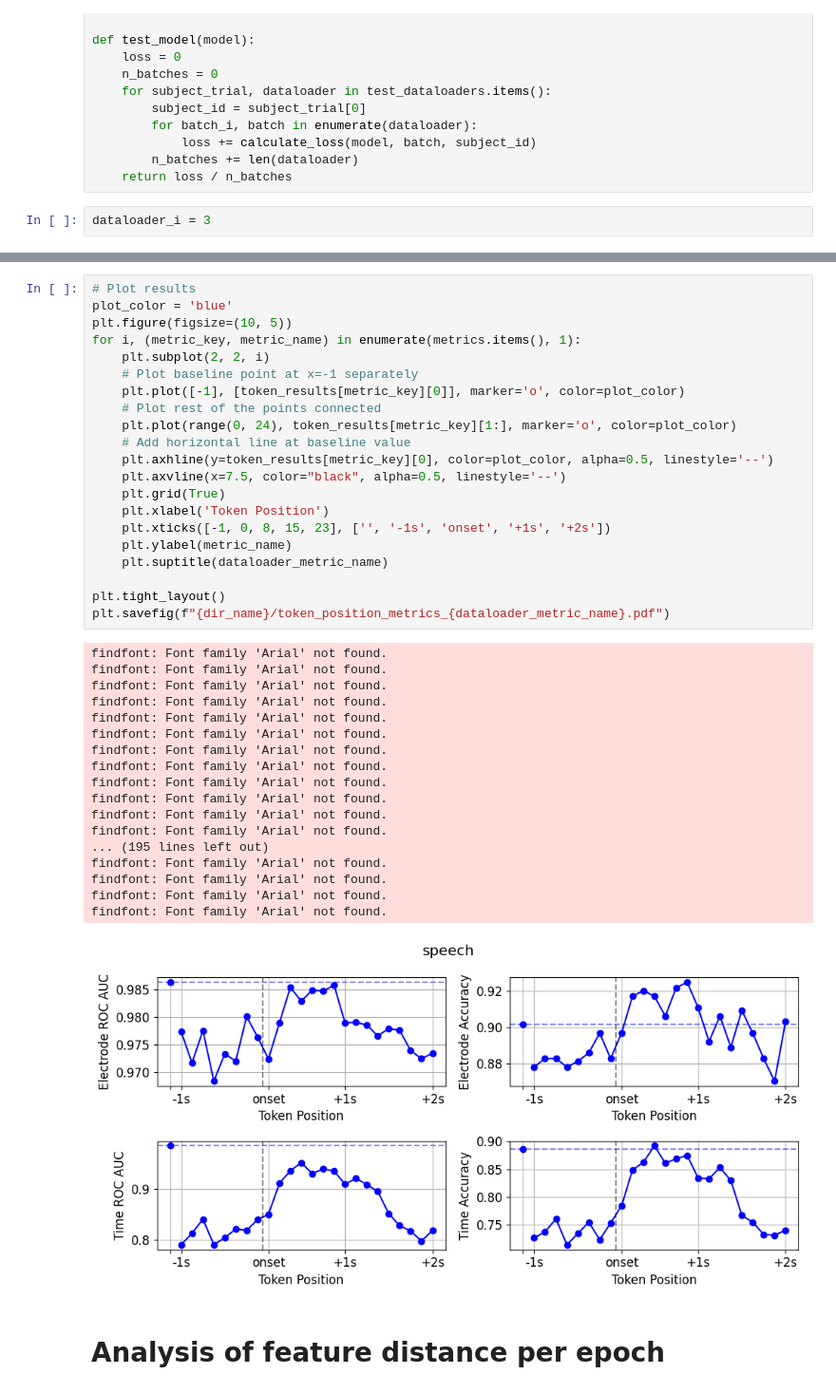
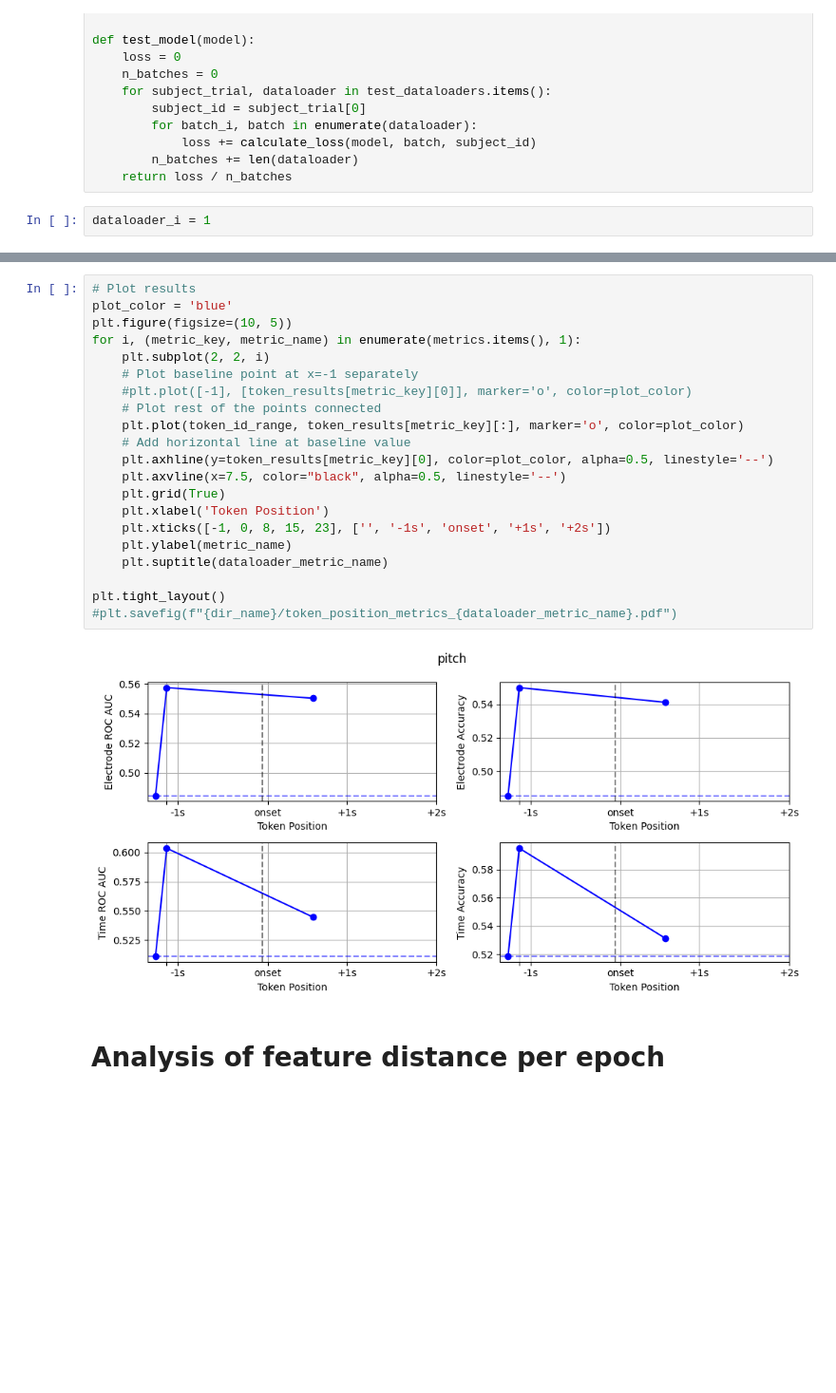
Before and after one commit to azaho/bfm_ic, a Jupyter notebook: analyses/analyze_network.ipynb, the cells around one changed output, grey strips where cells are left out. Shown at 95% size. Drawn from its saved outputs; the diff is of its cells as text; blank space fills up the shorter version.

```diff
--- a/analyses/analyze_network.ipynb
+++ b/analyses/analyze_network.ipynb
@@ -123,7 +123,7 @@ def test_model(model):
         n_batches += len(dataloader)
     return loss / n_batches
 # %%
-dataloader_i = 3
+dataloader_i = 1
 # %%
 import matplotlib.pyplot as plt
 
@@ -166,43 +152,26 @@ Evaluated for token_id 23
 # %%
 # Plot results
 plot_color = 'blue'
 plt.figure(figsize=(10, 5))
 for i, (metric_key, metric_name) in enumerate(metrics.items(), 1):
     plt.subplot(2, 2, i)
     # Plot baseline point at x=-1 separately
-    plt.plot([-1], [token_results[metric_key][0]], marker='o', color=plot_color)
+    #plt.plot([-1], [token_results[metric_key][0]], marker='o', color=plot_color)
     # Plot rest of the points connected
-    plt.plot(range(0, 24), token_results[metric_key][1:], marker='o', color=plot_color)
+    plt.plot(token_id_range, token_results[metric_key][:], marker='o', color=plot_color)
     # Add horizontal line at baseline value
     plt.axhline(y=token_results[metric_key][0], color=plot_color, alpha=0.5, linestyle='--')
     plt.axvline(x=7.5, color="black", alpha=0.5, linestyle='--')
     plt.grid(True)
     plt.xlabel('Token Position')
     plt.xticks([-1, 0, 8, 15, 23], ['', '-1s', 'onset', '+1s', '+2s'])
     plt.ylabel(metric_name)
     plt.suptitle(dataloader_metric_name)
 
 plt.tight_layout()
-plt.savefig(f"{dir_name}/token_position_metrics_{dataloader_metric_name}.pdf")
+#plt.savefig(f"{dir_name}/token_position_metrics_{dataloader_metric_name}.pdf")
 # %% [output]
-findfont: Font family 'Arial' not found.
-findfont: Font family 'Arial' not found.
-findfont: Font family 'Arial' not found.
-findfont: Font family 'Arial' not found.
-findfont: Font family 'Arial' not found.
-findfont: Font family 'Arial' not found.
-findfont: Font family 'Arial' not found.
-findfont: Font family 'Arial' not found.
-findfont: Font family 'Arial' not found.
-findfont: Font family 'Arial' not found.
-findfont: Font family 'Arial' not found.
-findfont: Font family 'Arial' not found.
-... (195 lines left out)
-findfont: Font family 'Arial' not found.
-findfont: Font family 'Arial' not found.
-findfont: Font family 'Arial' not found.
-findfont: Font family 'Arial' not found.
-[figure, old version]
+[figure, new version]
 # %% [markdown]
 # Analysis of feature distance per epoch
 # %%
```
Also changed, not shown: parts of 1 cell of this notebook, 10 other files.
